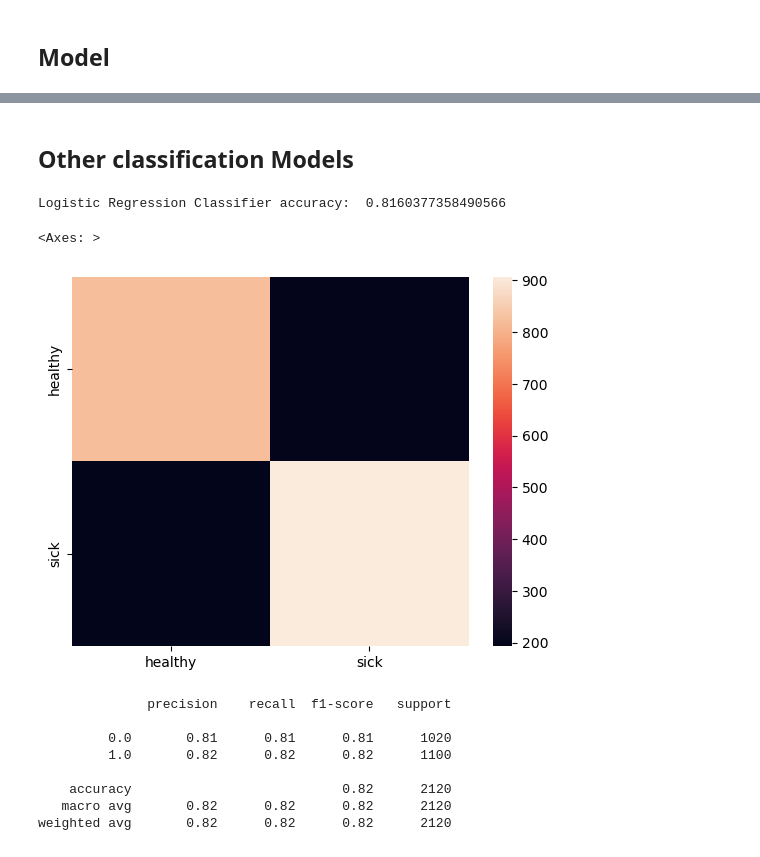
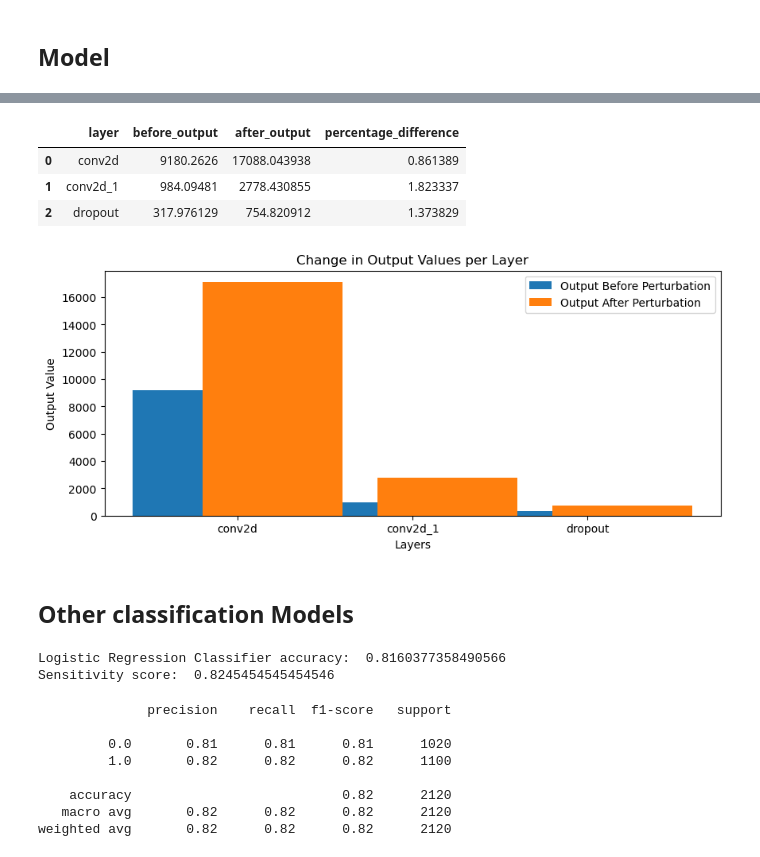
Before and after one commit to aley-1998/X-Ray-Result-Interpreter, a Jupyter notebook: xray_interp.ipynb, the cells around one changed output, grey strips where cells are left out. Drawn from its saved outputs; the diff is of its cells as text; code cells hidden in the pictures.

```diff
--- a/xray_interp.ipynb
+++ b/xray_interp.ipynb
@@ -233,0 +230,6 @@ weighted avg       0.87      0.87      0.87      2120
+# %%
+# covolutional layers and dropout layer
+important_layers = [model.layers[2], model.layers[4], model.layers[7]]
+layer_outputs_model = tf.keras.Model(inputs=model.input, outputs=[layer.output for layer in important_layers])
+sample_input = X_test
+layer_outputs = layer_outputs_model.predict(sample_input)
@@ -233,0 +238,9 @@ weighted avg       0.87      0.87      0.87      2120
+# %%
+# conv2d layer 1 output before adding change
+layer1_before = sum(sum(sum(sum(abs(layer_outputs[0])))))
+
+# conv2d layer 2 output before adding change
+layer2_before = sum(sum(sum(sum(abs(layer_outputs[1])))))
+
+# dropout layer output before adding change
+layer3_before = sum(sum(abs(layer_outputs[2])))
@@ -233,0 +263,9 @@ weighted avg       0.87      0.87      0.87      2120
+# %%
+# conv2d layer 1 output after adding change
+layer1_after = sum(sum(sum(sum(abs(layer_outputs[0])))))
+
+# conv2d layer 2 output after adding change
+layer2_after = sum(sum(sum(sum(abs(layer_outputs[1])))))
+
+# dropout layer output after adding change
+layer3_after = sum(sum(abs(layer_outputs[2])))
@@ -234,3 +277,31 @@ weighted avg       0.87      0.87      0.87      2120
+# %%
+before_output = pd.Series([layer1_before, layer2_before, layer3_before])
+after_output = pd.Series([layer1_after, layer2_after, layer3_after])
+percentage_difference = pd.Series([layer1_difference, layer2_difference, layer3_difference])
+layer = pd.Series(['conv2d','conv2d_1','dropout'])
+
+cnn_sensitivity_analysis = pd.DataFrame(data = [layer, before_output, after_output, percentage_difference]).transpose()
+cnn_sensitivity_analysis.columns = ['layer','before_output','after_output','percentage_difference']
+cnn_sensitivity_analysis
+# %% [output]
+|  | layer | before_output | after_output | percentage_difference |
+| 0 | conv2d | 9180.2626 | 17088.043938 | 0.861389 |
+| 1 | conv2d_1 | 984.09481 | 2778.430855 | 1.823337 |
+| 2 | dropout | 317.976129 | 754.820912 | 1.373829 |
+# %%
+X_axis = np.arange(len(layer))
+plt.figure(figsize=(10,4))
+plt.bar(X_axis - 0.2, before_output, label="Output Before Perturbation")
+plt.bar(X_axis + 0.2, after_output, label="Output After Perturbation")
+
+plt.xticks(X_axis, layer)
+plt.xlabel("Layers")
+plt.ylabel("Output Value")
+plt.title("Change in Output Values per Layer")
+plt.legend()
+plt.show()
+# %% [output]
+[figure, added]
 # %% [markdown]
 ## Other classification Models
 # %%
@@ -253,14 +324,12 @@ X_test_flat = X_test.reshape(X_test.shape[0], -1)
 logreg = LogisticRegression(max_iter=50)
 logreg.fit(X_train_flat, y_train)
 y_pred_logreg = logreg.predict(X_test_flat)
-print("Logistic Regression Classifier accuracy: ", logreg.score(X_test_flat, y_test))
-# %% [output]
-Logistic Regression Classifier accuracy:  0.8160377358490566
-# %%
-sns.heatmap(confusion_matrix(y_test, y_pred_logreg), yticklabels=['healthy', 'sick'], xticklabels=['healthy', 'sick'])
-# %% [output]
-<Axes: >
-[figure, removed]
+# %%
+print("Logistic Regression Classifier accuracy: ", logreg.score(X_test_flat, y_test))
+print("Sensitivity score: ", sensitivity_score(y_test, y_pred_logreg))
+# %% [output]
+Logistic Regression Classifier accuracy:  0.8160377358490566
+Sensitivity score:  0.8245454545454546
 # %%
 print(classification_report(y_test, y_pred_logreg))
 # %% [output]
```
Also changed, not shown: parts of 22 cells of this notebook, 5 other files.
